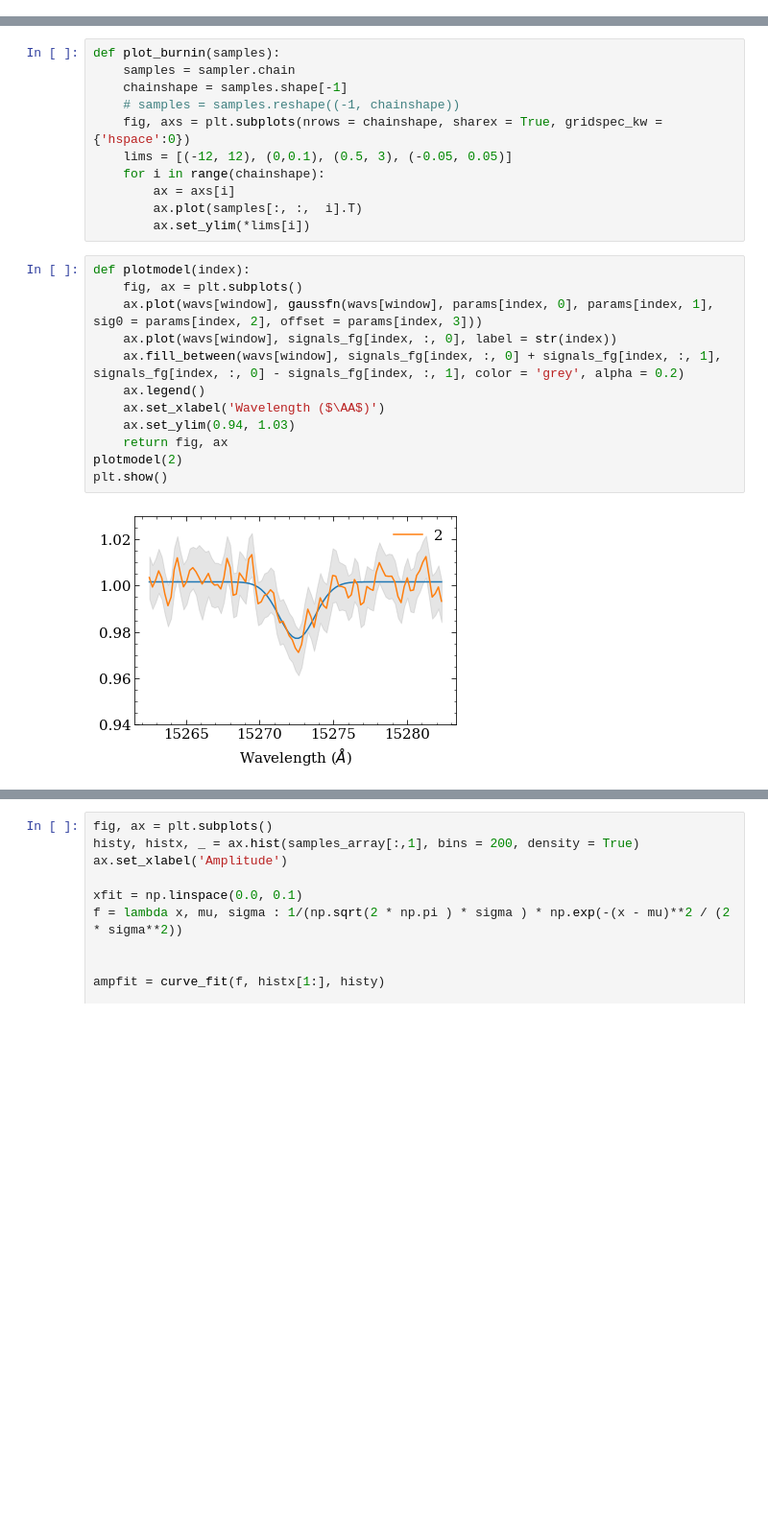
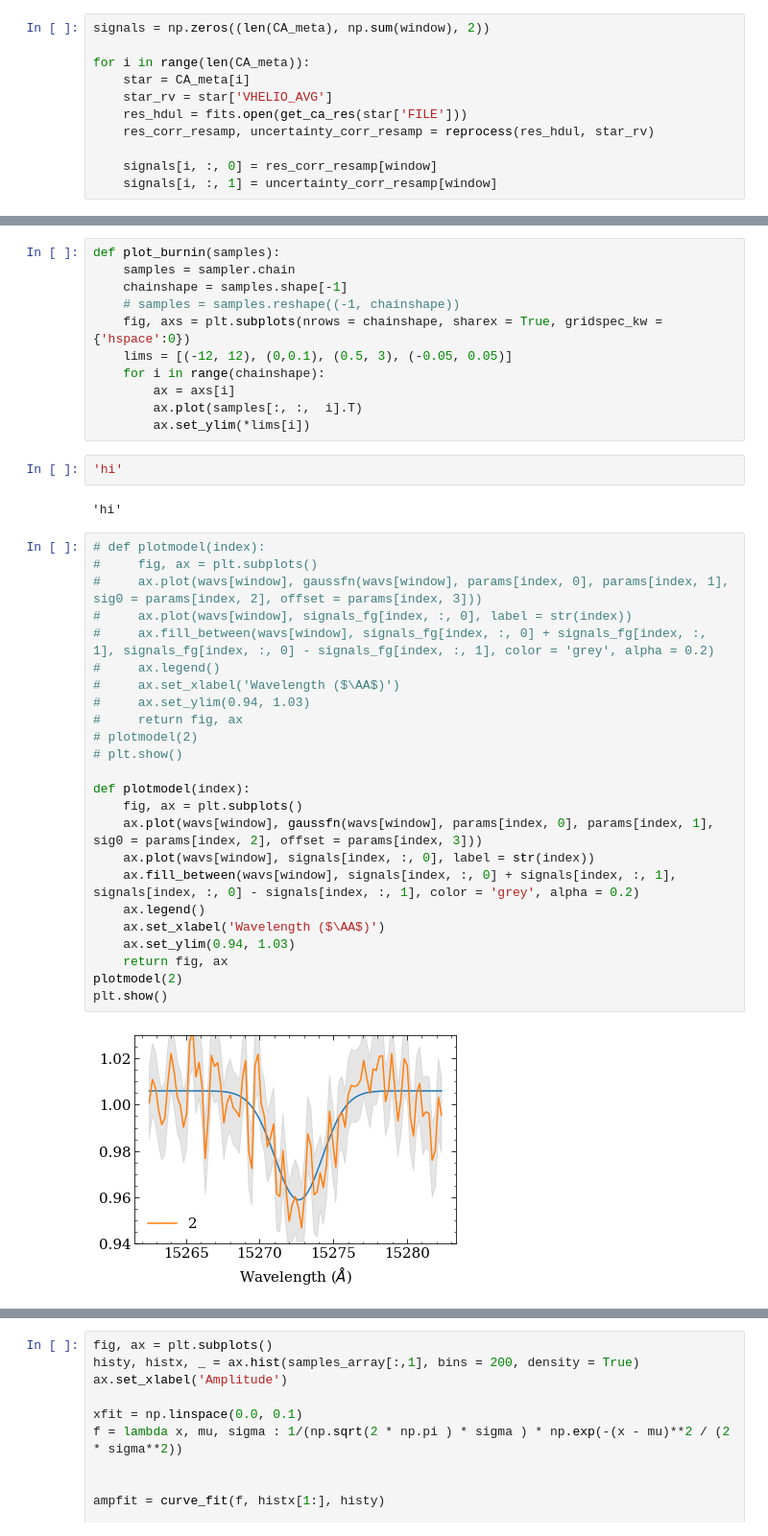
Before and after one commit to aidantmcb/CACloudKT, a Jupyter notebook: 240227_foregroundDIBs.ipynb, the cells around one changed output, grey strips where cells are left out. Shown at 96% size. Drawn from its saved outputs; the diff is of its cells as text; blank space fills up the shorter version.

```diff
--- a/240227_foregroundDIBs.ipynb
+++ b/240227_foregroundDIBs.ipynb
@@ -117,6 +119,17 @@ for i in range(np.sum(front)):
     res_corr_resamp, uncertainty_corr_resamp = reprocess(res_hdul, star_rv)
     signals_fg[i, :, 0] = res_corr_resamp[window]
     signals_fg[i, :, 1] = uncertainty_corr_resamp[window]
+# %%
+signals = np.zeros((len(CA_meta), np.sum(window), 2))
+
+for i in range(len(CA_meta)):
+    star = CA_meta[i]
+    star_rv = star['VHELIO_AVG']
+    res_hdul = fits.open(get_ca_res(star['FILE']))
+    res_corr_resamp, uncertainty_corr_resamp = reprocess(res_hdul, star_rv)
+
+    signals[i, :, 0] = res_corr_resamp[window]
+    signals[i, :, 1] = uncertainty_corr_resamp[window]
 # %%
 fig, ax  = plt.subplots()
 ax.plot(wavs[window], signals_fg[2, :, 0])
@@ -221,20 +256,36 @@ def plot_burnin(samples):
         ax = axs[i]
         ax.plot(samples[:, :,  i].T)
         ax.set_ylim(*lims[i])
+# %%
+'hi'
+# %% [output]
+'hi'
 # %%
+# def plotmodel(index):
+#     fig, ax = plt.subplots()
+#     ax.plot(wavs[window], gaussfn(wavs[window], params[index, 0], params[index, 1], sig0 = params[index, 2], offset = params[index, 3]))
+#     ax.plot(wavs[window], signals_fg[index, :, 0], label = str(index))
+#     ax.fill_between(wavs[window], signals_fg[index, :, 0] + signals_fg[index, :, 1], signals_fg[index, :, 0] - signals_fg[index, :, 1], color = 'grey', alpha = 0.2)
+#     ax.legend()
+#     ax.set_xlabel('Wavelength ($\AA$)')
+#     ax.set_ylim(0.94, 1.03)
+#     return fig, ax
+# plotmodel(2)
+# plt.show()
+
 def plotmodel(index):
     fig, ax = plt.subplots()
     ax.plot(wavs[window], gaussfn(wavs[window], params[index, 0], params[index, 1], sig0 = params[index, 2], offset = params[index, 3]))
-    ax.plot(wavs[window], signals_fg[index, :, 0], label = str(index))
-    ax.fill_between(wavs[window], signals_fg[index, :, 0] + signals_fg[index, :, 1], signals_fg[index, :, 0] - signals_fg[index, :, 1], color = 'grey', alpha = 0.2)
+    ax.plot(wavs[window], signals[index, :, 0], label = str(index))
+    ax.fill_between(wavs[window], signals[index, :, 0] + signals[index, :, 1], signals[index, :, 0] - signals[index, :, 1], color = 'grey', alpha = 0.2)
     ax.legend()
     ax.set_xlabel('Wavelength ($\AA$)')
     ax.set_ylim(0.94, 1.03)
     return fig, ax
 plotmodel(2)
 plt.show()
 # %% [output]
-[figure, old version]
+[figure, new version]
 # %%
 # samples = sampler.chain[:, nsteps -50:, :].reshape((-1, 4))
 fig = corner.corner(samples_array, figsize = (12, 12), labels = [r'$\lambda_{DIB}$ ($\AA$)', 'Amp',r'$\sigma$ ($\AA$)', 'Offset'])
```
Also changed, not shown: parts of 5 cells of this notebook, 4 other files.
